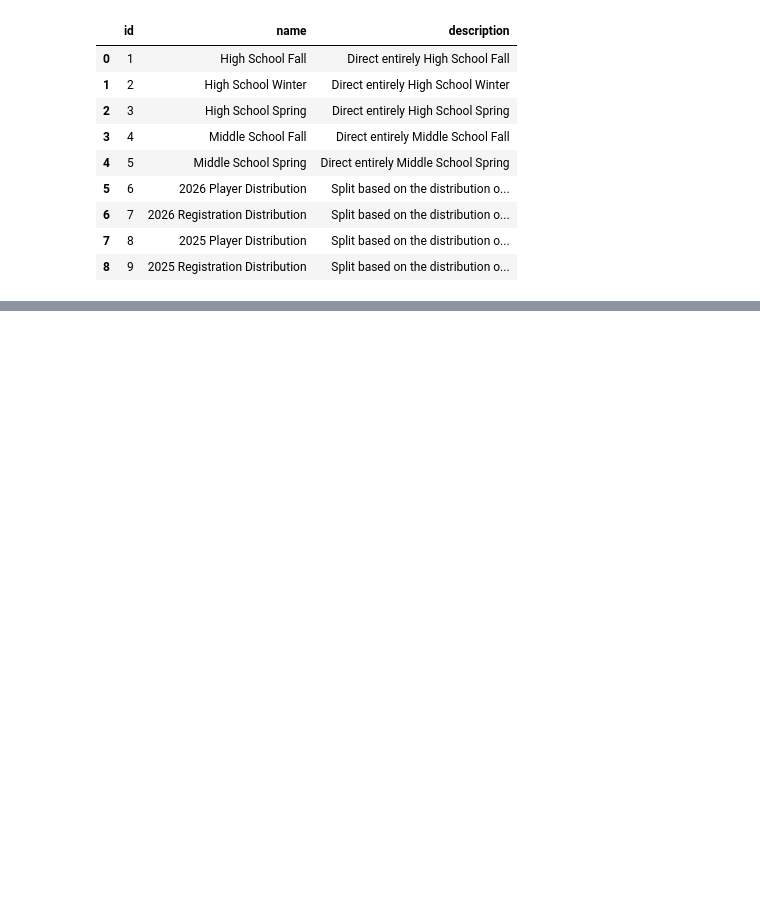
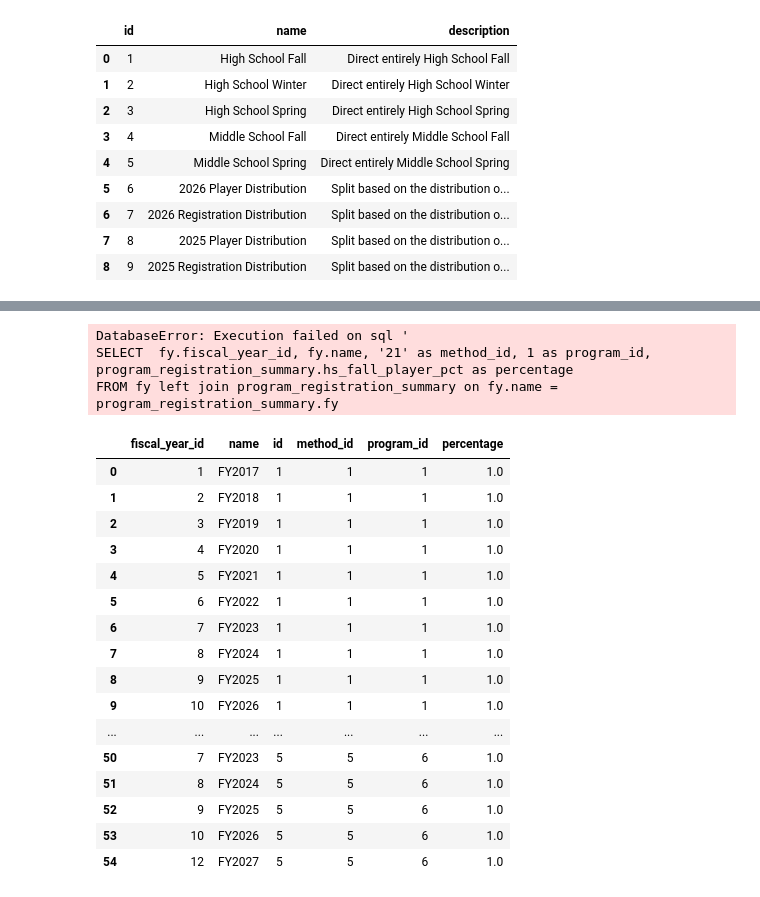
Before and after one commit to tmw4d/accounting_app, a Jupyter notebook: Data Exploration.ipynb, the cells around one changed output, grey strips where cells are left out. Drawn from its saved outputs; the diff is of its cells as text; code cells hidden in the pictures; blank space fills up the shorter version.

Commit message:
updated allocations

```diff
--- a/Data Exploration.ipynb
+++ b/Data Exploration.ipynb
@@ -201,0 +723,80 @@ sample
+# %%
+# ledger has Fiscal_Year_id, alllocation_method_id
+# FY has Fiscal_Year_id, name
+# Fetch example script from site
+# Need to get FY, method_id, program_id, pct
+#    method ID can be 21 and 22 (player and dollar)
+#    program ID, 1 HS Fall, 2 HS Winter, 3 HS Spring, 5 MS Fall, 6 MS Spring
+sample = pd.read_sql("""
+SELECT  fy.fiscal_year_id, fy.name, '21' as method_id, 1 as program_id,
+program_registration_summary.hs_fall_player_pct as percentage
+FROM fy left join program_registration_summary on fy.name = program_registration_summary.fy
+UNION ALL
+SELECT  fy.fiscal_year_id, fy.name, '21' as method_id, 2 as program_id,
+program_registration_summary.winter_player_pct as percentage
+FROM fy left join program_registration_summary on fy.name = program_registration_summary.fy
+UNION ALL
+SELECT  fy.fiscal_year_id, fy.name, '21' as method_id, 3 as program_id,
+program_registration_summary.hs_spring_player_pct as percentage
+FROM fy left join program_registration_summary on fy.name = program_registration_summary.fy
+UNION ALL
+SELECT  fy.fiscal_year_id, fy.name, '21' as method_id, 4 as program_id,
+program_registration_summary.ms_fall_player_pct as percentage
+FROM fy left join program_registration_summary on fy.name = program_registration_summary.fy
+UNION ALL
+SELECT  fy.fiscal_year_id, fy.name, '21' as method_id, 5 as program_id,
+program_registration_summary.ms_spring_player_pct as percentage
+FROM fy left join program_registration_summary on fy.name = program_registration_summary.fy
+UNION ALL
+
+SELECT  fy.fiscal_year_id, fy.name, '22' as method_id, 1 as program_id,
+program_registration_summary.hs_fall_dollar_pct as percentage
+FROM fy left join program_registration_summary on fy.name = program_registration_summary.fy
+UNION ALL
+SELECT  fy.fiscal_year_id, fy.name, '22' as method_id, 2 as program_id,
+program_registration_summary.winter_dollar_pct as percentage
+FROM fy left join program_registration_summary on fy.name = program_registration_summary.fy
+UNION ALL
+SELECT  fy.fiscal_year_id, fy.name, '22' as method_id, 3 as program_id,
+program_registration_summary.hs_spring_dollar_pct as percentage
+FROM fy left join program_registration_summary on fy.name = program_registration_summary.fy
+UNION ALL
+SELECT  fy.fiscal_year_id, fy.name, '22' as method_id, 5 as program_id,
+program_registration_summary.ms_fall_dollar_pct as percentage
+FROM fy left join program_registration_summary on fy.name = program_registration_summary.fy
+UNION ALL
+SELECT  fy.fiscal_year_id, fy.name, '22' as method_id, 6 as program_id,
+program_registration_summary.ms_spring_dollar_pct as percentage
+FROM fy left join program_registration_summary on fy.name = program_registration_summary.fy
+
+
+""", conn)
+sample
+# %% [output]
+DatabaseError: Execution failed on sql '
+SELECT  fy.fiscal_year_id, fy.name, '21' as method_id, 1 as program_id,
+program_registration_summary.hs_fall_player_pct as percentage
+FROM fy left join program_registration_summary on fy.name = program_registration_summary.fy
+# %%
+# Fetch example script from site
+sample = pd.read_sql(""" SELECT FY.fiscal_year_id, fy.name, allocation_rules.*
+FROM FY, allocation_rules where method_id in (1,2,3,4,5) """, conn)
+sample
+# %% [output]
+|  | fiscal_year_id | name | id | method_id | program_id | percentage |
+| 0 | 1 | FY2017 | 1 | 1 | 1 | 1.0 |
+| 1 | 2 | FY2018 | 1 | 1 | 1 | 1.0 |
+| 2 | 3 | FY2019 | 1 | 1 | 1 | 1.0 |
+| 3 | 4 | FY2020 | 1 | 1 | 1 | 1.0 |
+| 4 | 5 | FY2021 | 1 | 1 | 1 | 1.0 |
+| 5 | 6 | FY2022 | 1 | 1 | 1 | 1.0 |
+| 6 | 7 | FY2023 | 1 | 1 | 1 | 1.0 |
+| 7 | 8 | FY2024 | 1 | 1 | 1 | 1.0 |
+| 8 | 9 | FY2025 | 1 | 1 | 1 | 1.0 |
+| 9 | 10 | FY2026 | 1 | 1 | 1 | 1.0 |
+| ... | ... | ... | ... | ... | ... | ... |
+| 50 | 7 | FY2023 | 5 | 5 | 6 | 1.0 |
+| 51 | 8 | FY2024 | 5 | 5 | 6 | 1.0 |
+| 52 | 9 | FY2025 | 5 | 5 | 6 | 1.0 |
+| 53 | 10 | FY2026 | 5 | 5 | 6 | 1.0 |
+| 54 | 12 | FY2027 | 5 | 5 | 6 | 1.0 |
```
Also changed, not shown: parts of 27 cells of this notebook, 7 other files.
